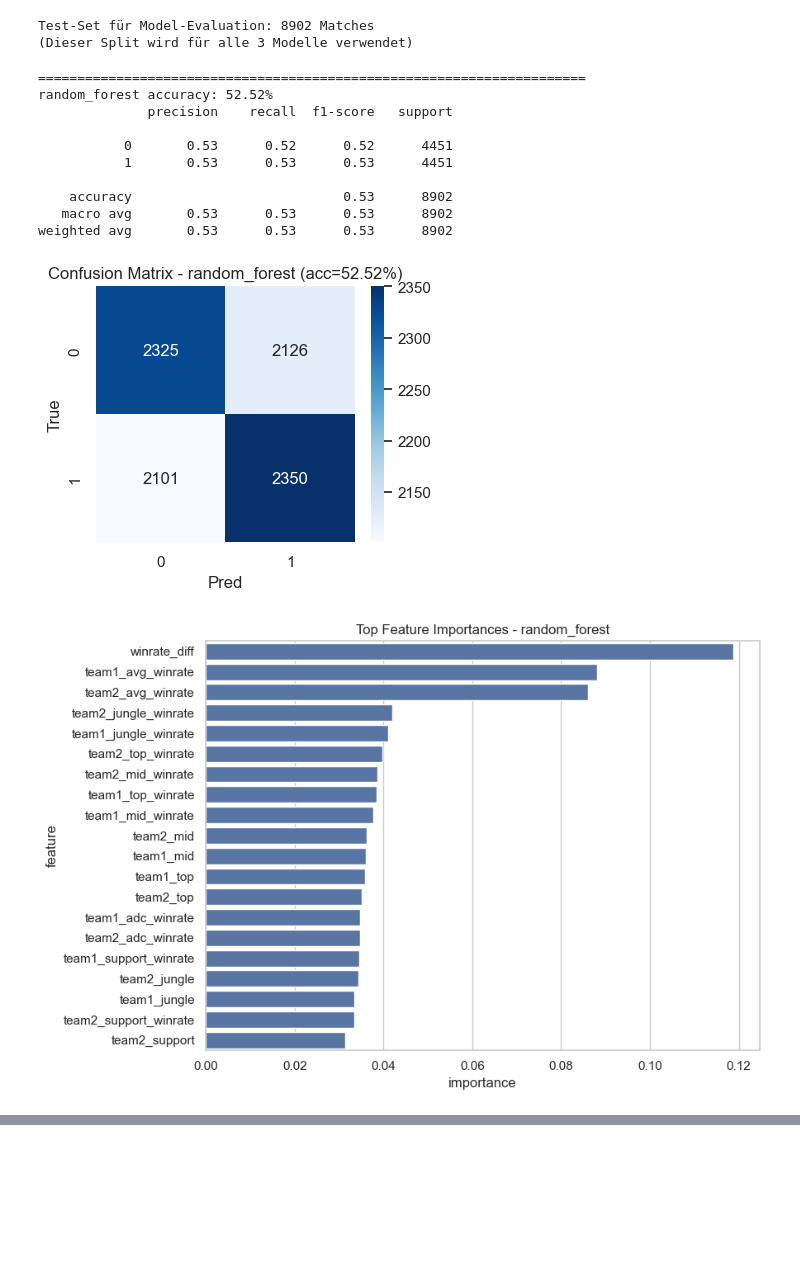
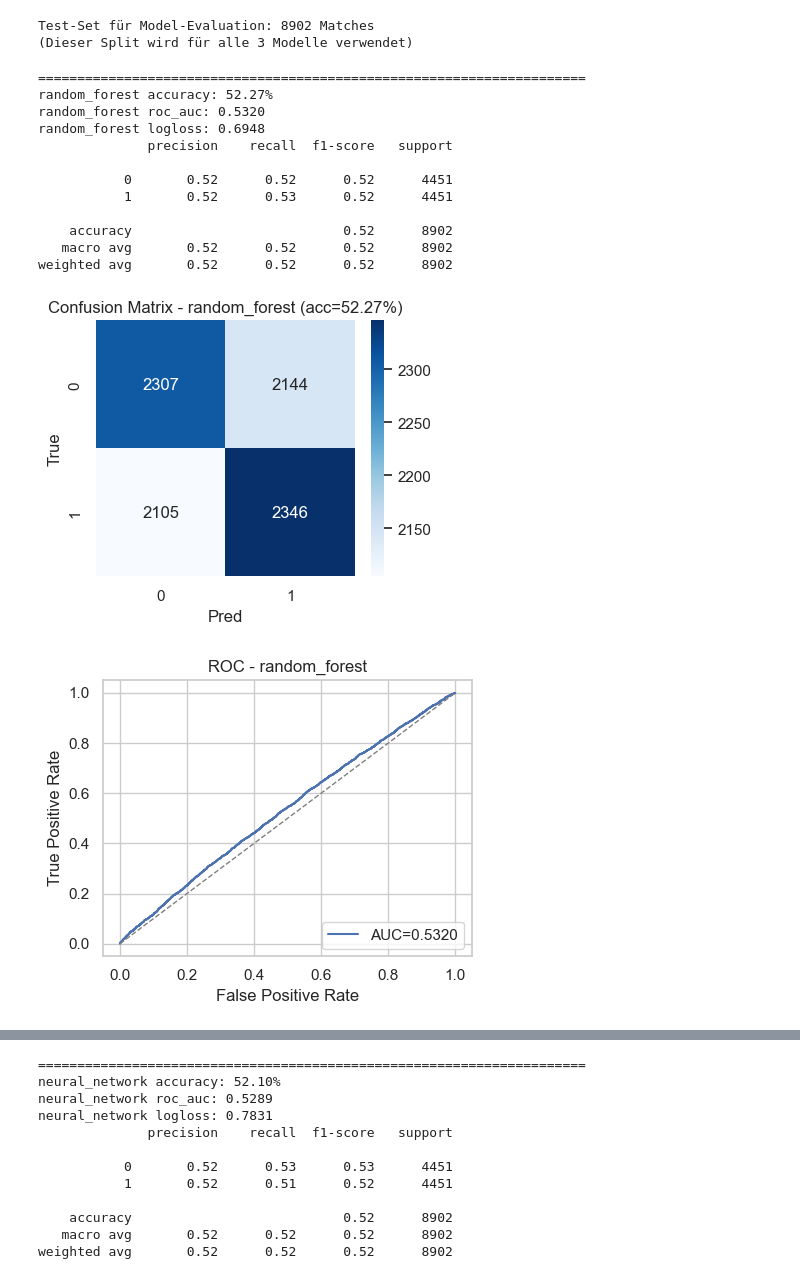
Before and after one commit to Vastitus/winrate-prediction-lol, a Jupyter notebook: notebooks/lol_champselect_eda_and_model_eval.ipynb, the cells around one changed output, grey strips where cells are left out. Saved outputs shown, nothing was run; the diff lists cells and outputs as text; code cells hidden in the pictures; blank space fills up the shorter version.

```diff
--- a/notebooks/lol_champselect_eda_and_model_eval.ipynb
+++ b/notebooks/lol_champselect_eda_and_model_eval.ipynb
@@ -460,37 +477,52 @@ Test-Set für Model-Evaluation: 8902 Matches
 # %%
 for model_name in ["random_forest", "xgboost", "neural_network"]:
     model_path = MODELS_DIR / f"{model_name}.pkl"
     feat_path = MODELS_DIR / f"{model_name}_features.txt"
     if not model_path.exists() or not feat_path.exists():
         print(f"[WARN] missing model or features for {model_name}")
         continue
 
-    model, feats, scaler = load_model_bundle(model_name)
-    X_test = build_X(df_test, feats, model_name)
+    model, feats = load_model_bundle(model_name)
+    X_test = build_X(df_test, feats)
 
-    if model_name == "neural_network" and scaler is not None:
-        X_scaled = scaler.transform(X_test)
-        y_pred = model.predict(X_scaled)
-    else:
-        y_pred = model.predict(X_test)
+    # Models are saved as sklearn Pipelines (preprocess + model)
+    y_pred = model.predict(X_test)
 
+    # Metrics
     acc = accuracy_score(y_test, y_pred)
+    proba = None
+    auc = None
+    ll = None
+    if hasattr(model, "predict_proba"):
+        proba = model.predict_proba(X_test)[:, 1]
+        auc = roc_auc_score(y_test, proba)
+        ll = log_loss(y_test, np.column_stack([1 - proba, proba]), labels=[0, 1])
+
     print("\n" + "=" * 70)
     print(model_name, "accuracy:", f"{acc*100:.2f}%")
+    if auc is not None:
+        print(model_name, "roc_auc:", f"{auc:.4f}")
+    if ll is not None:
+        print(model_name, "logloss:", f"{ll:.4f}")
     print(classification_report(y_test, y_pred))
 
     plot_confusion(y_test, y_pred, title=f"Confusion Matrix - {model_name} (acc={acc*100:.2f}%)")
-    plot_feature_importance(model, feats, title=f"Top Feature Importances - {model_name}")
+    if proba is not None:
+        plot_roc_curve(y_test, proba, title=f"ROC - {model_name}")
+
+    plot_feature_importance(model, title=f"Top Feature Importances - {model_name}")
 # %% [output]
 ======================================================================
-random_forest accuracy: 52.52%
+random_forest accuracy: 52.27%
+random_forest roc_auc: 0.5320
+random_forest logloss: 0.6948
               precision    recall  f1-score   support
 
-           0       0.53      0.52      0.52      4451
-           1       0.53      0.53      0.53      4451
+           0       0.52      0.52      0.52      4451
+           1       0.52      0.53      0.52      4451
 
-    accuracy                           0.53      8902
-   macro avg       0.53      0.53      0.53      8902
-weighted avg       0.53      0.53      0.53      8902
+    accuracy                           0.52      8902
+   macro avg       0.52      0.52      0.52      8902
+weighted avg       0.52      0.52      0.52      8902
-[figure, old version]
+[figure, new version]
-[figure, old version]
+[figure, new version]
@@ -520,0 +545,12 @@ weighted avg       0.52      0.52      0.52      8902
+======================================================================
+neural_network accuracy: 52.10%
+neural_network roc_auc: 0.5289
+neural_network logloss: 0.7831
+              precision    recall  f1-score   support
+
+           0       0.52      0.53      0.53      4451
+           1       0.52      0.51      0.52      4451
+
+    accuracy                           0.52      8902
+   macro avg       0.52      0.52      0.52      8902
+weighted avg       0.52      0.52      0.52      8902
```
Also changed, not shown: parts of 5 cells of this notebook, 15 other files.
